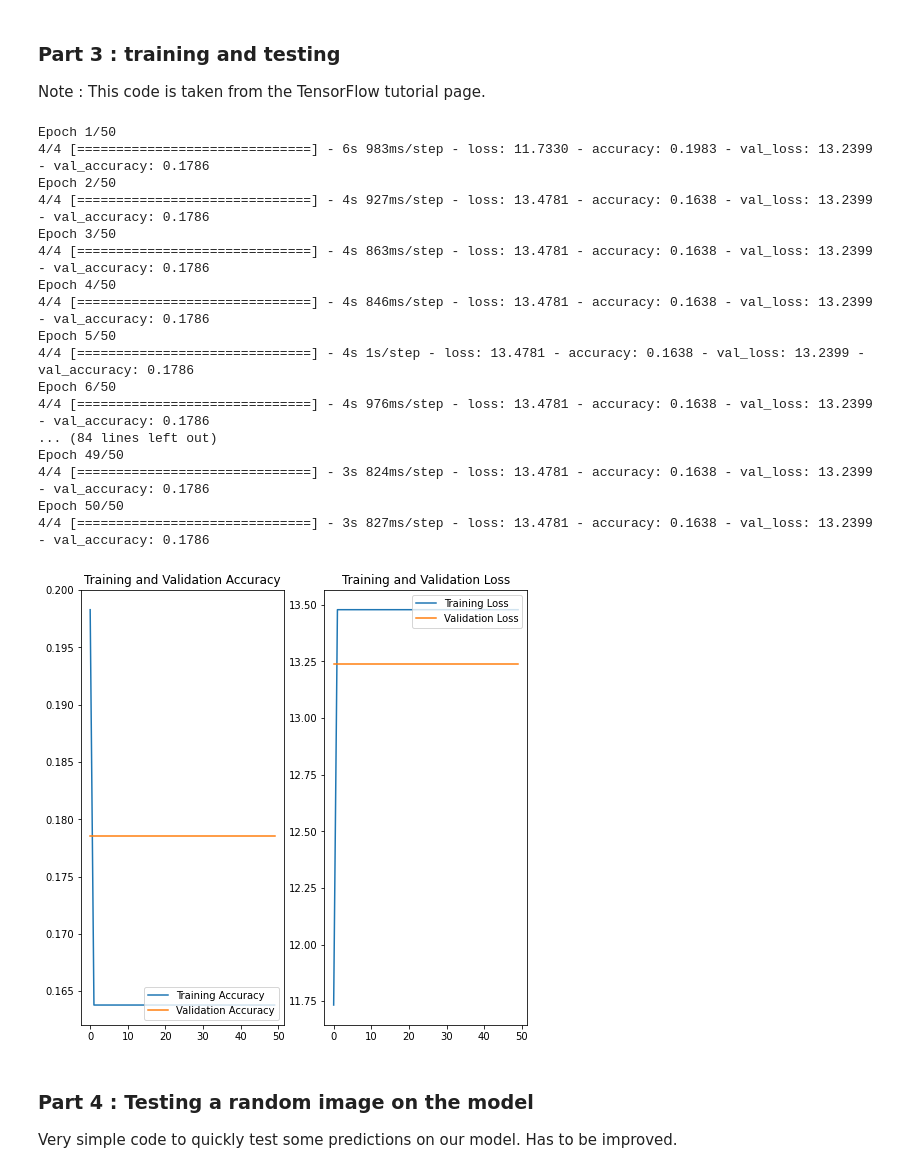
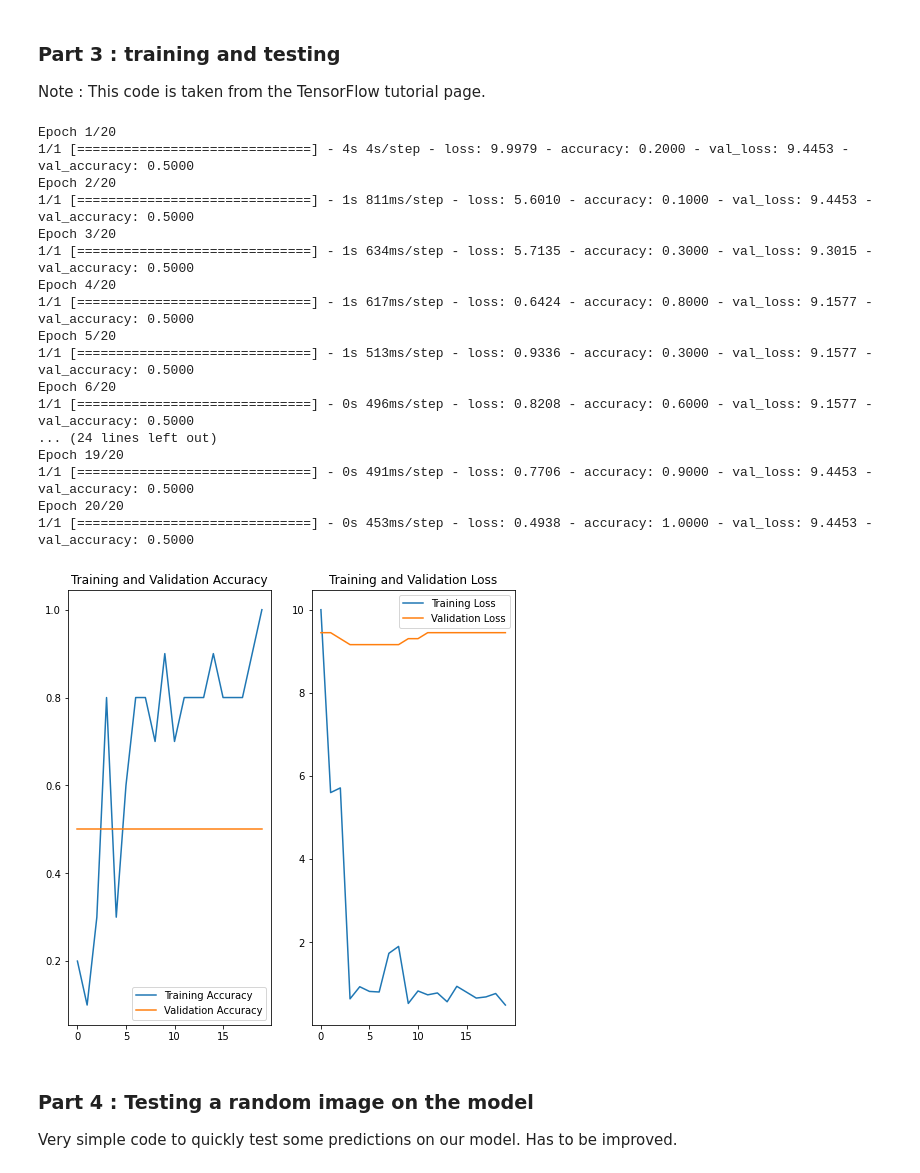
Before and after one commit to Henryk07/ESP3201_Project, a Jupyter notebook: neuralnetwork.ipynb, the cells around one changed output. Cells and saved outputs as stored; diff of their text form; code cells hidden in the pictures.

```diff
--- a/neuralnetwork.ipynb
+++ b/neuralnetwork.ipynb
@@ -37,8 +44,8 @@ NOTE3 : Augmentation method
 # %%
-
-
 traindata=tf.keras.utils.image_dataset_from_directory(
-  "Full_dataset\ECG_Image_data_cb_bw",
+  #"Full_dataset\ECG_Image_data_cb_bw",
+  #"Small_dataset\S_datas_labels_cb_bw",
+  "Small_dataset\S_datas_labels_bw_bal2",
   labels='inferred',
   class_names=["F","M","N","Q","S","V"],
   validation_split=0.2,
@@ -46,7 +53,9 @@ traindata=tf.keras.utils.image_dataset_from_directory(
   seed=123)
 
 valdata=tf.keras.utils.image_dataset_from_directory(
-  "Full_dataset\ECG_Image_data_cb_bw",
+  #"Full_dataset\ECG_Image_data_cb_bw",
+  #"Small_dataset\S_datas_labels_cb_bw",
+  "Small_dataset\S_datas_labels_bw_bal2",
   labels='inferred',
   class_names=["F","M","N","Q","S","V"],
   validation_split=0.2,
@@ -118,19 +112,17 @@ model= keras.Sequential([
     keras.layers.MaxPooling2D(),
     keras.layers.Conv2D(64, 3, padding='same', activation='relu'),
     keras.layers.MaxPooling2D(),
-    keras.layers.Conv2D(128, 3, padding='same', activation='relu'),
-    keras.layers.MaxPooling2D(),
-    keras.layers.Conv2D(256, 3, padding='same', activation='relu'),
-    keras.layers.MaxPooling2D(),
+    keras.layers.Dropout(0.5), #NEW LAYER to avoid overfitting
     keras.layers.Flatten(),
-    keras.layers.Dense(512, activation='relu'),
+    keras.layers.Dense(128, activation='relu'),
+    keras.layers.BatchNormalization(), #NEW LAYER to avoid overfitting
     keras.layers.Dense(6)
 ])
 
 model.build((None,256,256,3))
 
 #Model Compiler
-model.compile(optimizer='adam',
+model.compile(optimizer='Adam',
               loss=tf.keras.losses.SparseCategoricalCrossentropy(from_logits=False),
               metrics=['accuracy'])
 
@@ -159,55 +151,55 @@ _________________________________________________________________
 
 Note : This code is taken from the TensorFlow tutorial page.
 # %%
-epochs= 50
+epochs= 20
 history = model.fit(
   normtraindata,
   validation_data=valdata,
   epochs=epochs
 )
 
 acc = history.history['accuracy']
 val_acc = history.history['val_accuracy']
 
 loss = history.history['loss']
 val_loss = history.history['val_loss']
 
 epochs_range = range(epochs)
 
-model.save("model/model_50E_8_2_bw.h5")
+model.save("model/model_new.h5")
 
 plt.figure(figsize=(8, 8))
 plt.subplot(1, 2, 1)
 plt.plot(epochs_range, acc, label='Training Accuracy')
 plt.plot(epochs_range, val_acc, label='Validation Accuracy')
 plt.legend(loc='lower right')
 plt.title('Training and Validation Accuracy')
 
 plt.subplot(1, 2, 2)
 plt.plot(epochs_range, loss, label='Training Loss')
 plt.plot(epochs_range, val_loss, label='Validation Loss')
 plt.legend(loc='upper right')
 plt.title('Training and Validation Loss')
 plt.show()
 # %% [output]
-Epoch 1/50
-4/4 [==============================] - 6s 983ms/step - loss: 11.7330 - accuracy: 0.1983 - val_loss: 13.2399 - val_accuracy: 0.1786
-Epoch 2/50
-4/4 [==============================] - 4s 927ms/step - loss: 13.4781 - accuracy: 0.1638 - val_loss: 13.2399 - val_accuracy: 0.1786
-Epoch 3/50
-4/4 [==============================] - 4s 863ms/step - loss: 13.4781 - accuracy: 0.1638 - val_loss: 13.2399 - val_accuracy: 0.1786
-Epoch 4/50
-4/4 [==============================] - 4s 846ms/step - loss: 13.4781 - accuracy: 0.1638 - val_loss: 13.2399 - val_accuracy: 0.1786
-Epoch 5/50
-4/4 [==============================] - 4s 1s/step - loss: 13.4781 - accuracy: 0.1638 - val_loss: 13.2399 - val_accuracy: 0.1786
-Epoch 6/50
-4/4 [==============================] - 4s 976ms/step - loss: 13.4781 - accuracy: 0.1638 - val_loss: 13.2399 - val_accuracy: 0.1786
-... (84 lines left out)
-Epoch 49/50
-4/4 [==============================] - 3s 824ms/step - loss: 13.4781 - accuracy: 0.1638 - val_loss: 13.2399 - val_accuracy: 0.1786
-Epoch 50/50
-4/4 [==============================] - 3s 827ms/step - loss: 13.4781 - accuracy: 0.1638 - val_loss: 13.2399 - val_accuracy: 0.1786
+Epoch 1/20
+1/1 [==============================] - 4s 4s/step - loss: 9.9979 - accuracy: 0.2000 - val_loss: 9.4453 - val_accuracy: 0.5000
+Epoch 2/20
+1/1 [==============================] - 1s 811ms/step - loss: 5.6010 - accuracy: 0.1000 - val_loss: 9.4453 - val_accuracy: 0.5000
+Epoch 3/20
+1/1 [==============================] - 1s 634ms/step - loss: 5.7135 - accuracy: 0.3000 - val_loss: 9.3015 - val_accuracy: 0.5000
+Epoch 4/20
+1/1 [==============================] - 1s 617ms/step - loss: 0.6424 - accuracy: 0.8000 - val_loss: 9.1577 - val_accuracy: 0.5000
+Epoch 5/20
+1/1 [==============================] - 1s 513ms/step - loss: 0.9336 - accuracy: 0.3000 - val_loss: 9.1577 - val_accuracy: 0.5000
+Epoch 6/20
+1/1 [==============================] - 0s 496ms/step - loss: 0.8208 - accuracy: 0.6000 - val_loss: 9.1577 - val_accuracy: 0.5000
+... (24 lines left out)
+Epoch 19/20
+1/1 [==============================] - 0s 491ms/step - loss: 0.7706 - accuracy: 0.9000 - val_loss: 9.4453 - val_accuracy: 0.5000
+Epoch 20/20
+1/1 [==============================] - 0s 453ms/step - loss: 0.4938 - accuracy: 1.0000 - val_loss: 9.4453 - val_accuracy: 0.5000
-[figure, old version]
+[figure, new version]
 # %% [markdown]
 ### Part 4 : Testing a random image on the model ###
 
```
Also changed, not shown: parts of 11 cells of this notebook, 4 other files.
